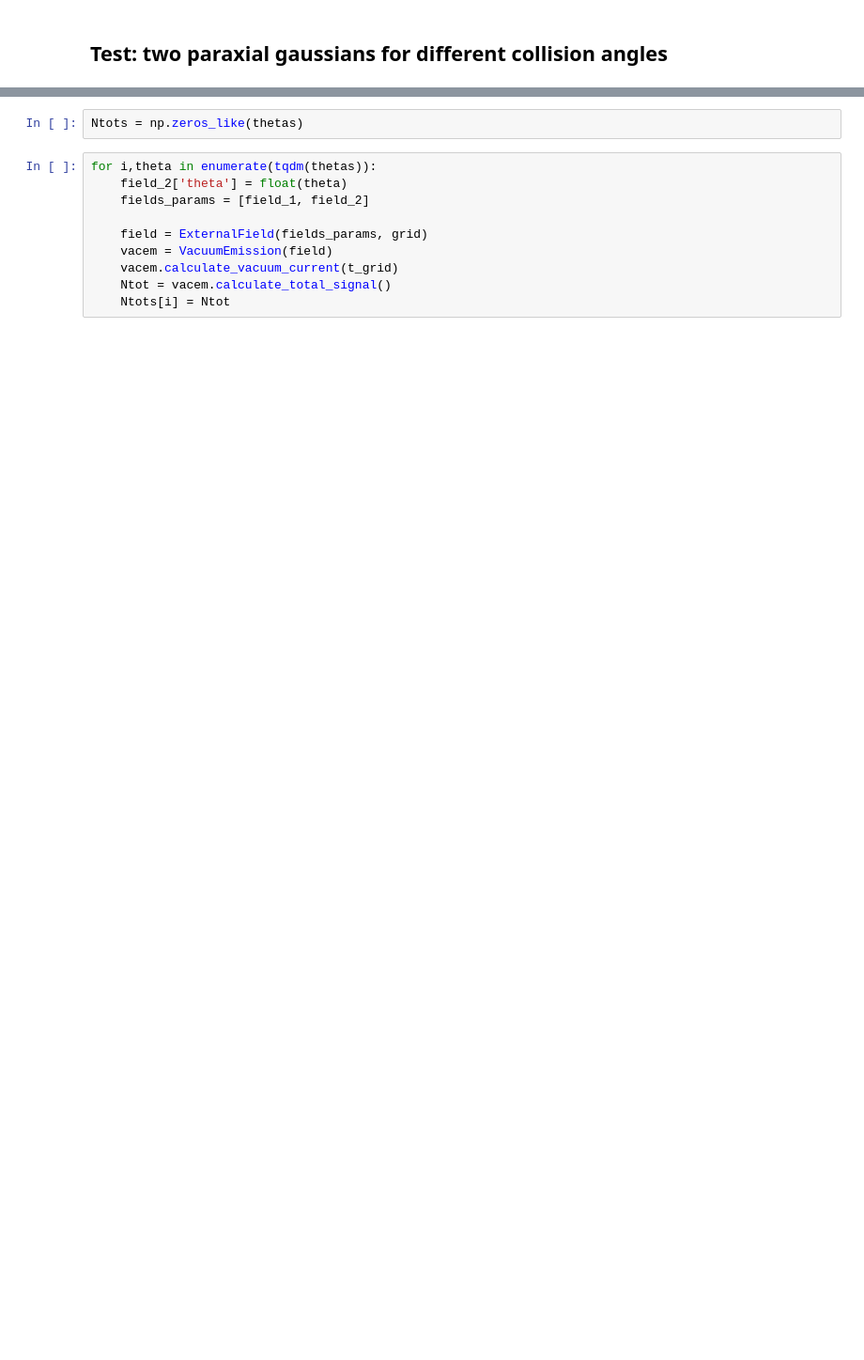
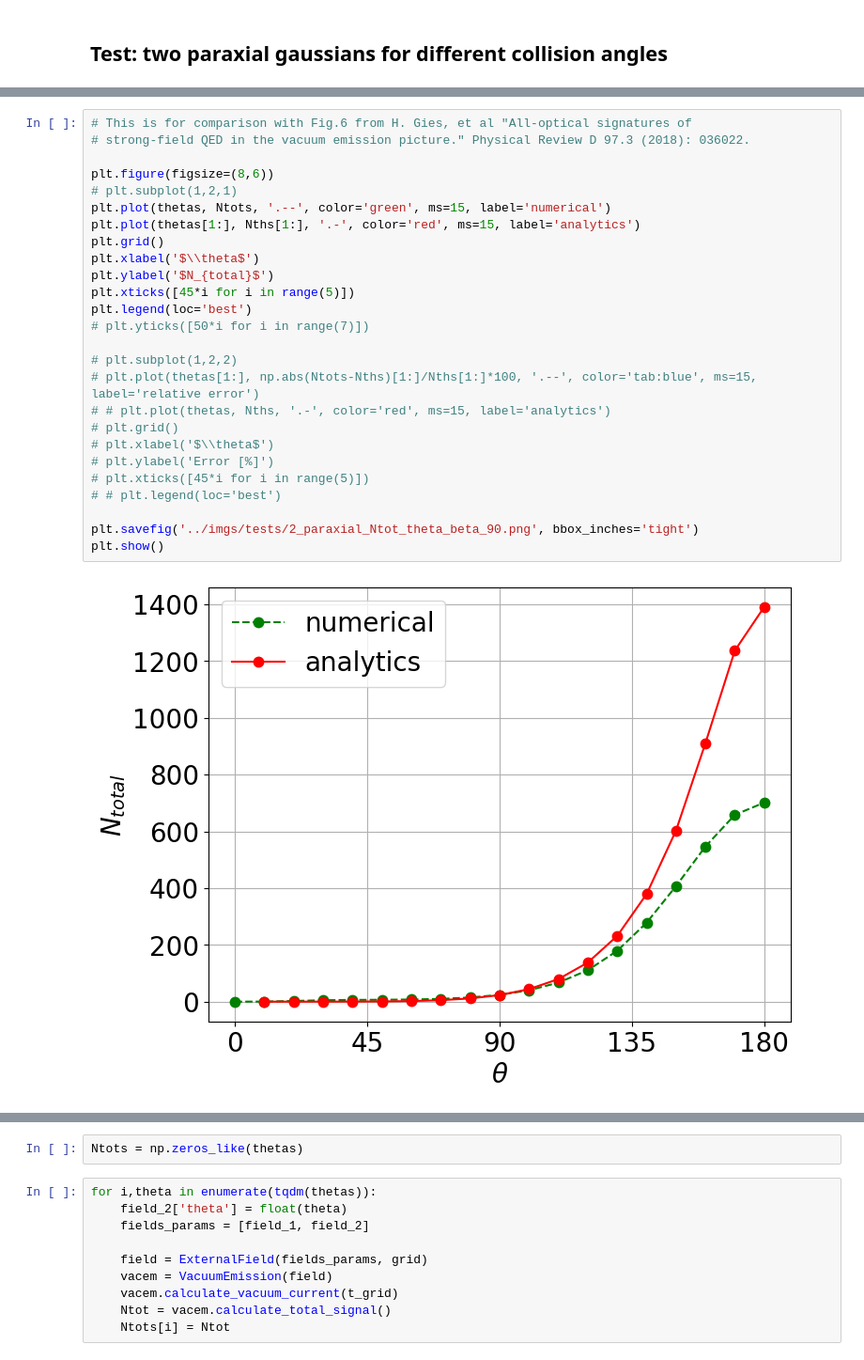
Before and after one commit to hixps/quantum-vacuum, a Jupyter notebook: notebooks/test.ipynb, the cells around one changed output, grey strips where cells are left out. Shown: that part at 94% size. Saved outputs shown, nothing was run; the diff lists cells and outputs as text; blank space fills up the shorter version.

Commit message:
Work towards first test (in process)

```diff
--- a/notebooks/test.ipynb
+++ b/notebooks/test.ipynb
@@ -67,0 +176,28 @@ t_grid = np.linspace(-2*tau, 2*tau, 301)
+# %%
+# This is for comparison with Fig.6 from H. Gies, et al "All-optical signatures of
+# strong-field QED in the vacuum emission picture." Physical Review D 97.3 (2018): 036022.
+
+plt.figure(figsize=(8,6))
+# plt.subplot(1,2,1)
+plt.plot(thetas, Ntots, '.--', color='green', ms=15, label='numerical')
+plt.plot(thetas[1:], Nths[1:], '.-', color='red', ms=15, label='analytics')
+plt.grid()
+plt.xlabel('$\\theta$')
+plt.ylabel('$N_{total}$')
+plt.xticks([45*i for i in range(5)])
+plt.legend(loc='best')
+# plt.yticks([50*i for i in range(7)])
+
+# plt.subplot(1,2,2)
+# plt.plot(thetas[1:], np.abs(Ntots-Nths)[1:]/Nths[1:]*100, '.--', color='tab:blue', ms=15, label='relative error')
+# # plt.plot(thetas, Nths, '.-', color='red', ms=15, label='analytics')
+# plt.grid()
+# plt.xlabel('$\\theta$')
+# plt.ylabel('Error [%]')
+# plt.xticks([45*i for i in range(5)])
+# # plt.legend(loc='best')
+
+plt.savefig('../imgs/tests/2_paraxial_Ntot_theta_beta_90.png', bbox_inches='tight')
+plt.show()
+# %% [output]
+[figure, added]
```
Also changed, not shown: parts of 15 cells of this notebook, 4 other files.
